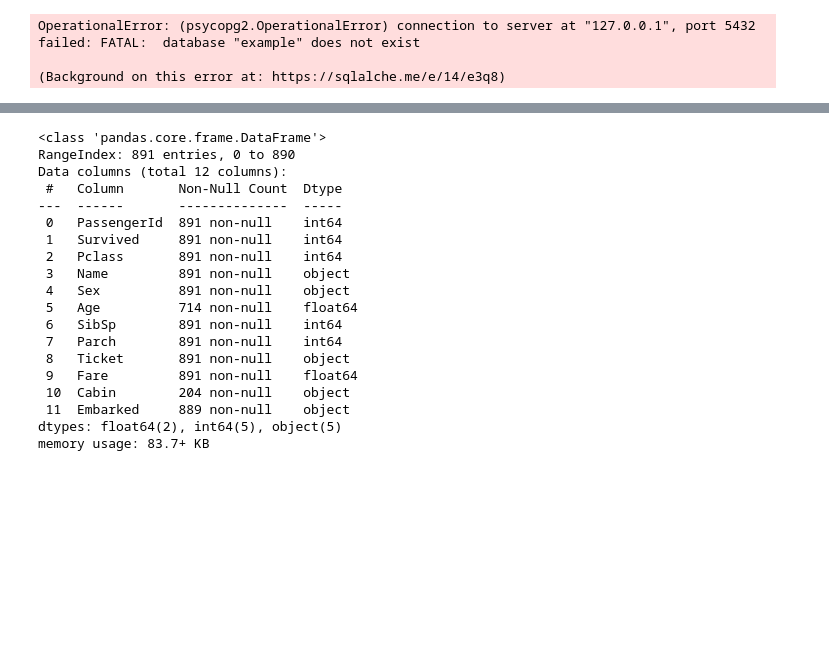
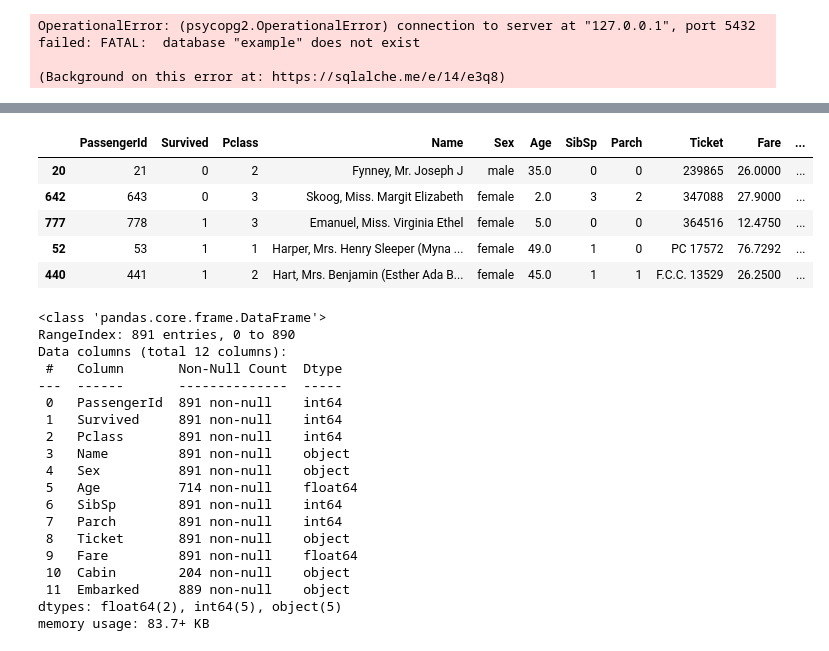
Before and after one commit to sepeca15/Random-Forest-Project, a Jupyter notebook: src/explore.ipynb, the cells around one changed output, grey strips where cells are left out. Drawn from its saved outputs; the diff is of its cells as text; code cells hidden in the pictures; blank space fills up the shorter version.

```diff
--- a/src/explore.ipynb
+++ b/src/explore.ipynb
@@ -38,6 +81,15 @@ from sklearn import metrics
 # %%
 url = "https://raw.githubusercontent.com/4GeeksAcademy/random-forest-project-tutorial/main/titanic_train.csv"
 df = pd.read_csv(url)
+# %%
+df.sample(5)
+# %% [output]
+|  | PassengerId | Survived | Pclass | Name | Sex | Age | SibSp | Parch | Ticket | Fare | ... |
+| 20 | 21 | 0 | 2 | Fynney, Mr. Joseph J | male | 35.0 | 0 | 0 | 239865 | 26.0000 | ... |
+| 642 | 643 | 0 | 3 | Skoog, Miss. Margit Elizabeth | female | 2.0 | 3 | 2 | 347088 | 27.9000 | ... |
+| 777 | 778 | 1 | 3 | Emanuel, Miss. Virginia Ethel | female | 5.0 | 0 | 0 | 364516 | 12.4750 | ... |
+| 52 | 53 | 1 | 1 | Harper, Mrs. Henry Sleeper (Myna ... | female | 49.0 | 1 | 0 | PC 17572 | 76.7292 | ... |
+| 440 | 441 | 1 | 2 | Hart, Mrs. Benjamin (Esther Ada B... | female | 45.0 | 1 | 1 | F.C.C. 13529 | 26.2500 | ... |
 # %%
 df.info()
 # %% [output]
```
Also changed, not shown: parts of 6 cells of this notebook, 3 other files.
